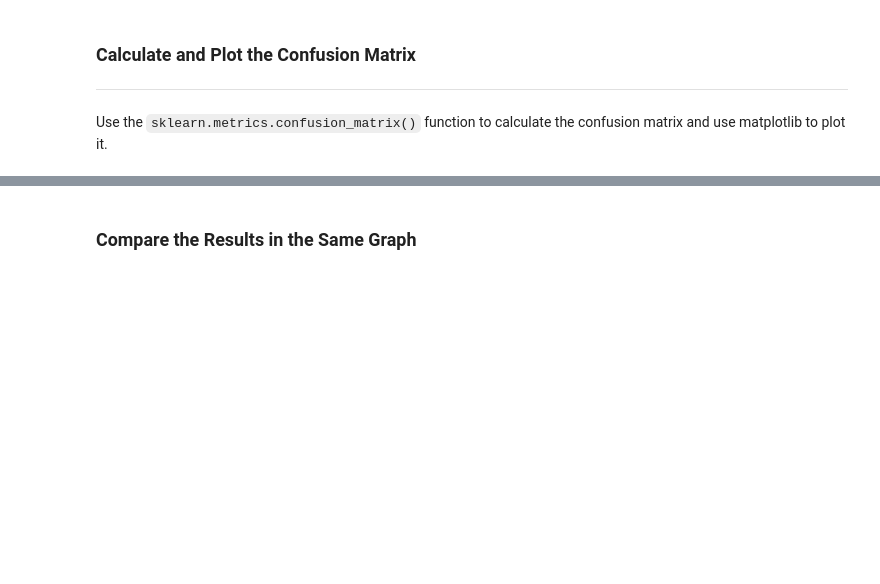
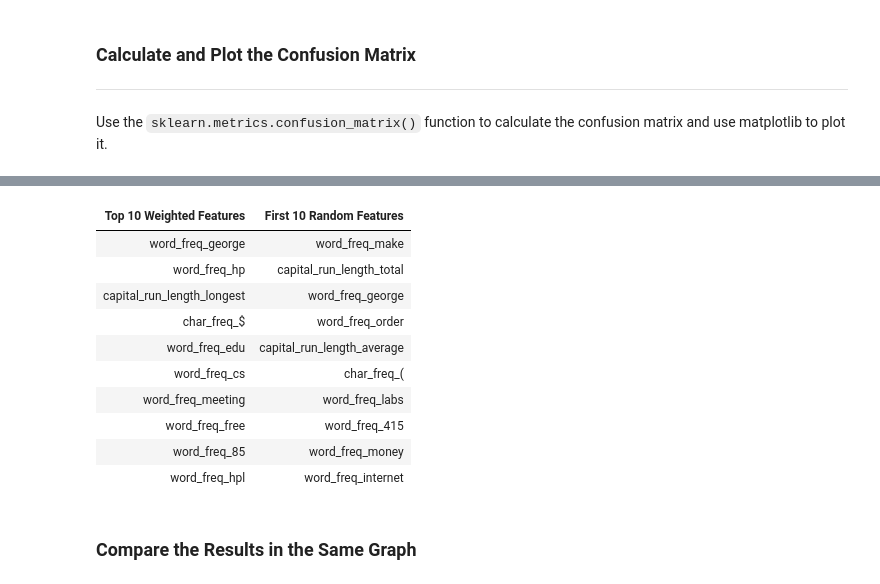
Before and after one commit to mikelane/Spambase-SVM, a Jupyter notebook: SVM.ipynb, the cells around one changed output, grey strips where cells are left out. Saved outputs shown, nothing was run; the diff lists cells and outputs as text; code cells hidden in the pictures; blank space fills up the shorter version.

Commit message:
Adds multiple runs for best feature selection

```diff
--- a/SVM.ipynb
+++ b/SVM.ipynb
@@ -136,2 +138,29 @@ plot_confusion_matrix(cnf_matrix, classes=('spam', 'not_spam'), title='Confusion
 ### Experiment 3: Random Feature Selection
 Same as experiment 2, but for each $m$, select $m$ features at random from the complete set. This is to see if using SVM weights for feature selection has any advantage over random.
+# %%
+# First, train the SVM classifier on a random data set multiple times to determine
+# which features consistently have the highest weights.
+
+counts = [0] * 57
+
+for i in range(100):
+    if i % 10 == 0:
+        print('{i}: {dt}'.format(i=i, dt=datetime.now()))
+
+    #Split the data into a random training set, ignoring the test sets for now
+    X_t, _, y_t, _ = sklearn.model_selection.train_test_split(data,
+                                                              data.index.values,
+                                                              test_size=0.5)
+    # We still must preprocess the data in the training set
+    s = sklearn.preprocessing.StandardScaler().fit(X_t)
+    X_t = pd.DataFrame(scaler.transform(X_t), index=y_t)
+
+    # Train the classifier
+    c = sklearn.svm.SVC(kernel='linear').fit(X_t, y_t)
+
+    # Get a list of indexes of the resulting weight vector sorted from most to least
+    w = np.flip(np.argsort(np.abs(c.coef_.ravel())), 0)
+
+    # Increment the counts array at each index by a descending amount
+    for j, index in enumerate(w):
+        counts[index] += (len(w) - j)
@@ -144,8 +184,7 @@ def gen_arr_list(array, m=2):
 # %%
 # np.argsort() returns a numpy array of the indexes in sorted order
 # np.flip() reverses the array along the specified axis.
-feature_indexes_sorted_by_abs_weight = np.flip(np.argsort(np.abs(clf.coef_.ravel())), 0)
-
+feature_indexes_sorted_by_abs_weight = np.flip(np.argsort(counts), 0)
 # np.random.permutation() returns a permutation of the argument array
 # np.arange() generates a numpy array in a specified range.
 feature_indexes_shuffled = np.random.permutation(np.arange(clf.coef_.shape[1]))
@@ -168,6 +207,24 @@ random_accuracies = [
     .score(X_test.loc[:, cols], y_test)
     for cols in gen_arr_list(feature_indexes_shuffled)
 ]
+# %%
+names = pd.read_csv('~/data/spam.data/feature.names', header=None)
+df = pd.DataFrame(list(zip(names.loc[feature_indexes_sorted_by_abs_weight[:10]].values.ravel(),
+                           names.loc[feature_indexes_shuffled[:10]].values.ravel())),
+                  columns=('Top 10 Weighted Features', 'First 10 Random Features'))
+display(HTML(df.to_html(index=False)))
+# %% [output]
+| Top 10 Weighted Features | First 10 Random Features |
+| word_freq_george | word_freq_make |
+| word_freq_hp | capital_run_length_total |
+| capital_run_length_longest | word_freq_george |
+| char_freq_$ | word_freq_order |
+| word_freq_edu | capital_run_length_average |
+| word_freq_cs | char_freq_( |
+| word_freq_meeting | word_freq_labs |
+| word_freq_free | word_freq_415 |
+| word_freq_85 | word_freq_money |
+| word_freq_hpl | word_freq_internet |
 # %% [markdown]
 ### Compare the Results in the Same Graph
 # %%
```
Also changed, not shown: parts of 8 cells of this notebook.
